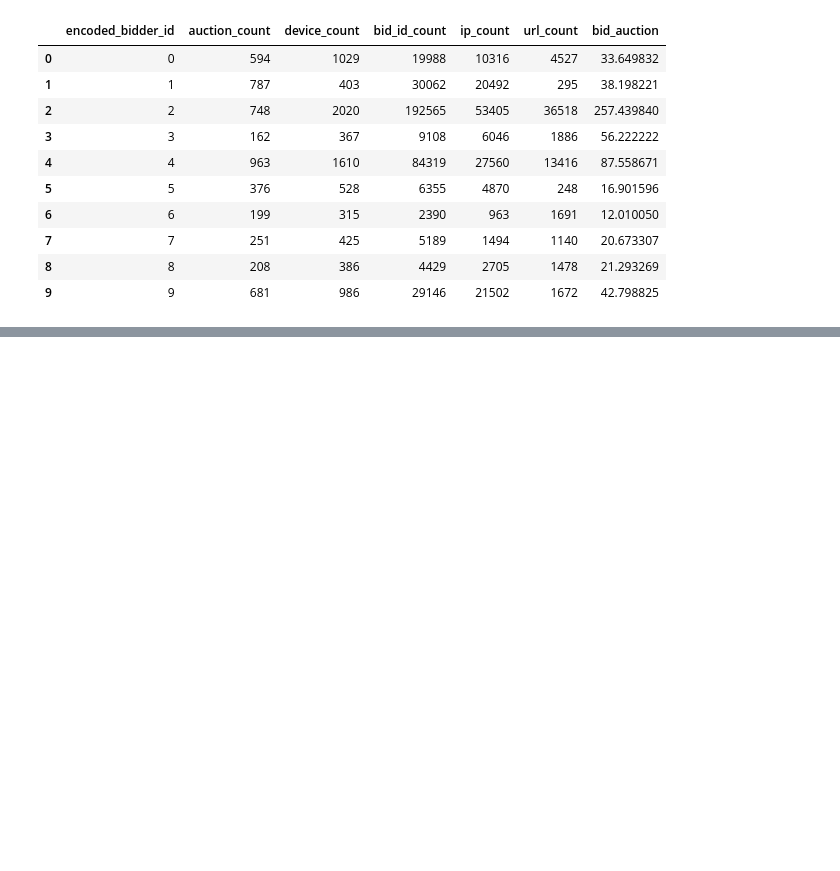
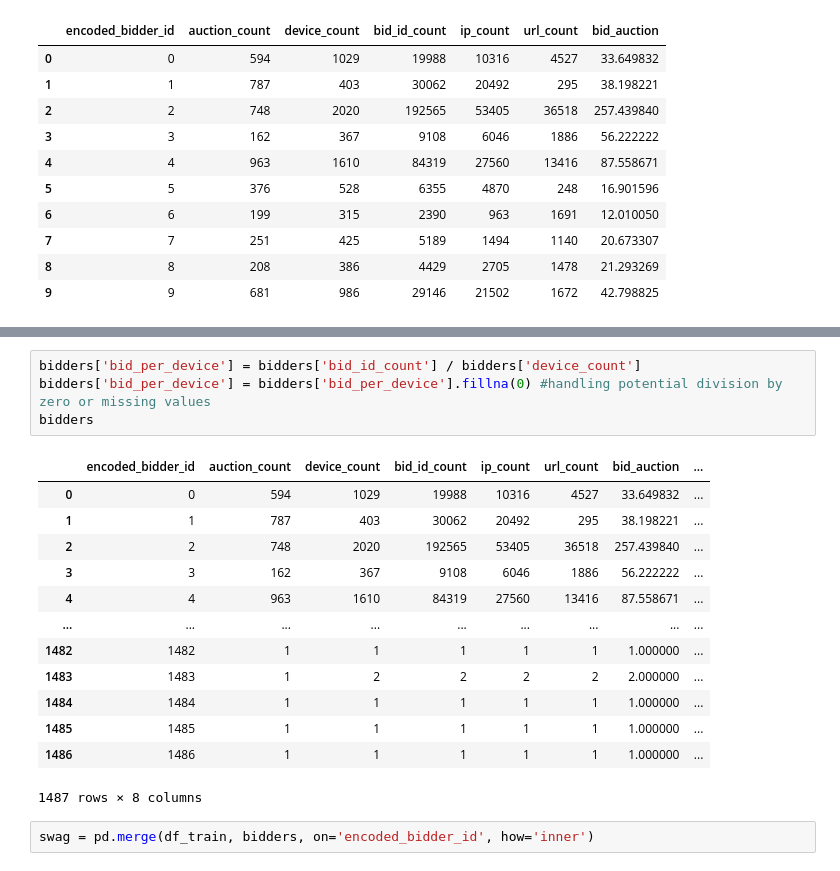
Before and after one commit to trueilorp/Bidder-classification, a Jupyter notebook: RF/note3.ipynb, the cells around one changed output, grey strips where cells are left out. Cells and saved outputs as stored; diff of their text form; blank space fills up the shorter version.

```diff
--- a/RF/note3.ipynb
+++ b/RF/note3.ipynb
@@ -75,0 +81,20 @@ bidders.head(10)
+# %%
+bidders['bid_per_device'] = bidders['bid_id_count'] / bidders['device_count']
+bidders['bid_per_device'] = bidders['bid_per_device'].fillna(0) #handling potential division by zero or missing values
+bidders
+# %% [output]
+|  | encoded_bidder_id | auction_count | device_count | bid_id_count | ip_count | url_count | bid_auction | ... |
+| 0 | 0 | 594 | 1029 | 19988 | 10316 | 4527 | 33.649832 | ... |
+| 1 | 1 | 787 | 403 | 30062 | 20492 | 295 | 38.198221 | ... |
+| 2 | 2 | 748 | 2020 | 192565 | 53405 | 36518 | 257.439840 | ... |
+| 3 | 3 | 162 | 367 | 9108 | 6046 | 1886 | 56.222222 | ... |
+| 4 | 4 | 963 | 1610 | 84319 | 27560 | 13416 | 87.558671 | ... |
+| ... | ... | ... | ... | ... | ... | ... | ... | ... |
+| 1482 | 1482 | 1 | 1 | 1 | 1 | 1 | 1.000000 | ... |
+| 1483 | 1483 | 1 | 2 | 2 | 2 | 2 | 2.000000 | ... |
+| 1484 | 1484 | 1 | 1 | 1 | 1 | 1 | 1.000000 | ... |
+| 1485 | 1485 | 1 | 1 | 1 | 1 | 1 | 1.000000 | ... |
+| 1486 | 1486 | 1 | 1 | 1 | 1 | 1 | 1.000000 | ... |
+1487 rows × 8 columns
+# %%
+swag = pd.merge(df_train, bidders, on='encoded_bidder_id', how='inner')
```
Also changed, not shown: parts of 4 cells of this notebook, 1 other file.
